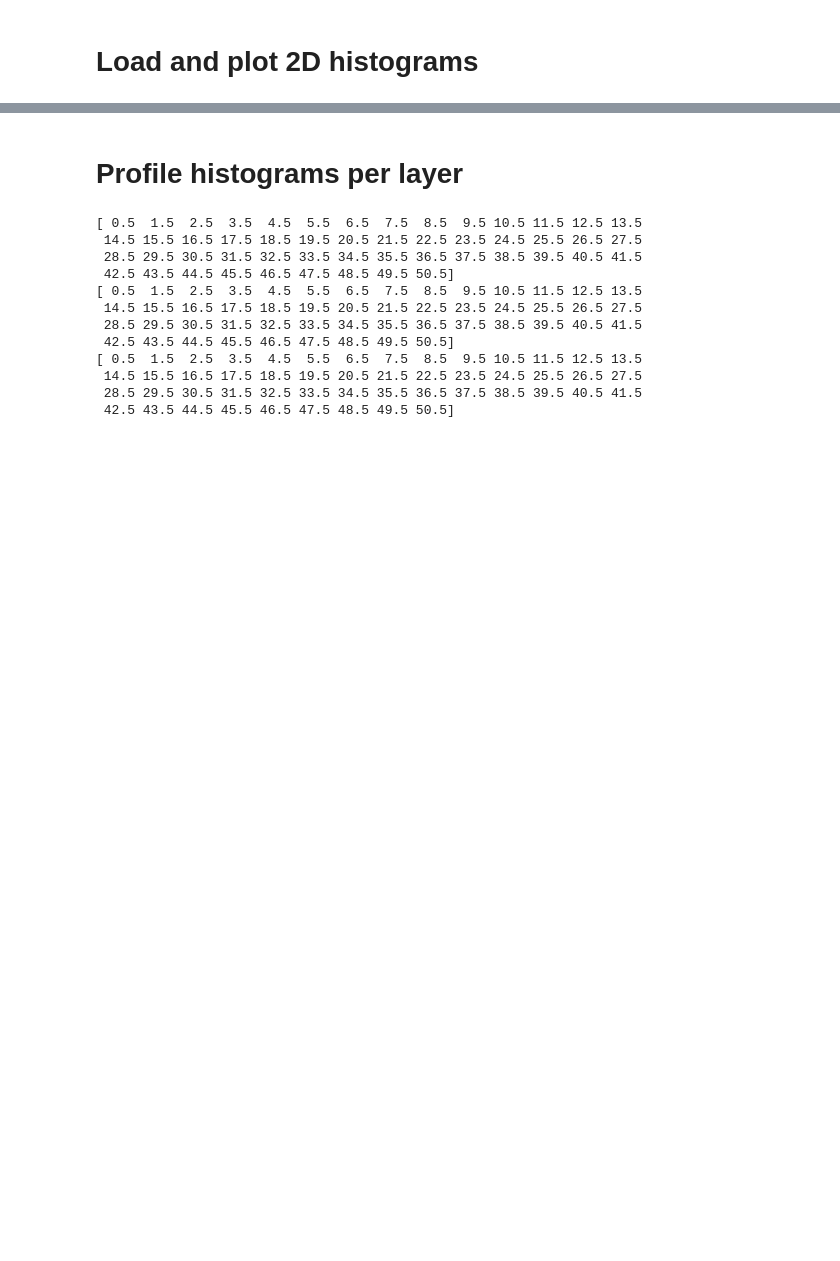
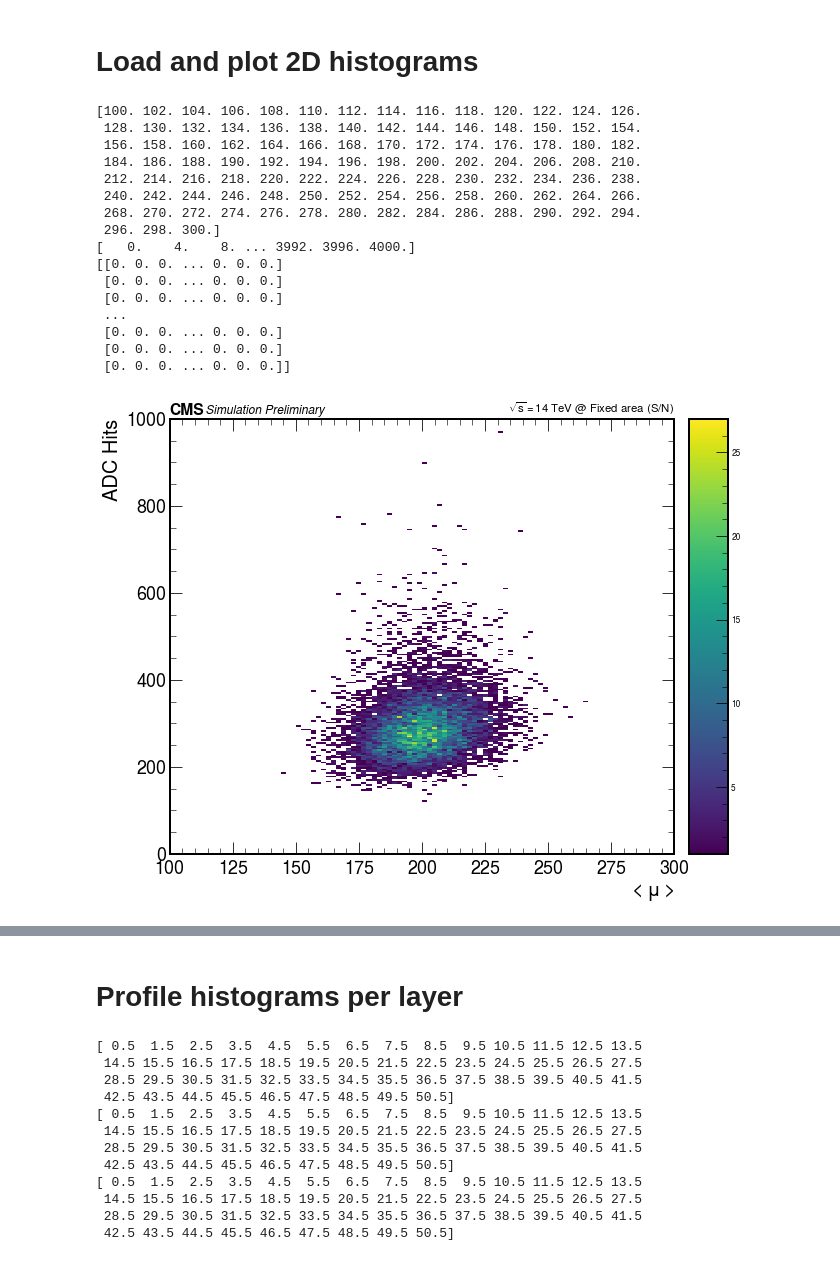
Before and after one commit to mmfsz/HGCElectronicsValidation, a Jupyter notebook: notebooks/hgcScintAnalyzePlots.ipynb, the cells around one changed output, grey strips where cells are left out. Cells and saved outputs as stored; diff of their text form; code cells hidden in the pictures; blank space fills up the shorter version.

```diff
--- a/notebooks/hgcScintAnalyzePlots.ipynb
+++ b/notebooks/hgcScintAnalyzePlots.ipynb
@@ -162,16 +248,16 @@ df_tree
 # print(bin_width)
 # print(bin_centers)
 # %%
-def plot1DHist(df_, var_, color="black", title_=None, xlabel_=None, xmin_=0, nbins_=None, output_file_name_=None, norm_=False):
+def plot1DHist(df_, var_, color="black", title_=None, xlabel_=None, xmin_=0, xmax_=None, nbins_=None, output_file_name_=None, norm_=False):
 
     # build histogram
     xmin = xmin_ #(df_[var_].min()) #- 0.5
-    xmax = (df_[var_].max())+1 #+ 0.5
+    xmax = xmax_ if xmax_ else (df_[var_].max())+1 #+ 0.5
     nbins = nbins_ if nbins_ else int(xmax) - xmin
     print(nbins, xmin, xmax)
 
     hist, bins = np.histogram(df_[var_], bins=int(nbins), range=(xmin, xmax))
-    print(bins)
+    #print(bins)
     #bin_widths = bins[1] - bins[0]
     #bin_centers = (bins[:-1] + bins[1:]) / 2
 
@@ -187,8 +273,9 @@ def plot1DHist(df_, var_, color="black", title_=None, xlabel_=None, xmin_=0, nbi
         yerr=True,
         xerr=True,
         color=color,
-        histtype='errorbar',
-        marker=".",
+        histtype='step',
+        linewidth=2,
+        #marker=".",
         density=norm_
     )
 
@@ -276,12 +335,18 @@ for tb in tileboards:
 
         xlabel = labels[ivar]
 
+        if 'RawData' in ivar: continue
+        if 'Div36' not in ivar: continue
+        if 'adc' not in ivar: continue
+
+        xmax = 0.1 if 'Occ' in ivar else None
+
         plot1DHist(df_tree, full_name, color="#FF6347",
-                   title_=tb_name, xlabel_=xlabel, nbins_=10,
+                   title_=tb_name, xlabel_=xlabel, nbins_=10, xmax_=xmax,
                    output_file_name_=full_name)
 
         plot1DHist(df_tree, full_name, color="#FF6347",
-                   title_=tb_name, xlabel_=xlabel, nbins_=10,
+                   title_=tb_name, xlabel_=xlabel, nbins_=10, xmax_=xmax,
                    output_file_name_=full_name+"_norm", norm_=True)
 # %% [output]
 L34_J8_toaHits
@@ -361,15 +428,33 @@ def plot2DHist(h_old, var_, xlabel="Layer", ylabel="Counts", xmin_=None, xmax_=N
     if output_file_name:
         plt.savefig(plot_dir+output_file_name+".pdf", bbox_inches="tight");
 # %%
-plot2DHist(h2_adchitsvspu, "ADC Hits",
+plot2DHist(h2_adchitsvspu, "",
            xlabel="$<\mu>$", ylabel="ADC Hits",
-           #xmin_=100, xmax_=300,
-           ymin_=0, ymax_=3500,
+           #xmin_=0, xmax_=300,
+           ymin_=0, ymax_=1000,
            output_file_name="h2_adchitsvspu")
 
-plot2DHist(h2_adchitsvspu, "ADC Hits",
-           xlabel="$<\mu>$", ylabel="ADC Hits",
-           xmin_=100, xmax_=300,
-           ymin_=150, ymax_=3500,
-           output_file_name="h2_adchitsvspu_norm", norm_=True)
+# plot2DHist(h2_adchitsvspu, "ADC Hits TProfile",
+#            xlabel="$<\mu>$", ylabel="ADC Hits",
+#            xmin_=100, xmax_=300,
+#            ymin_=150, ymax_=3500,
+#            output_file_name="h2_adchitsvspu_norm", norm_=True)
+# %% [output]
+[100. 102. 104. 106. 108. 110. 112. 114. 116. 118. 120. 122. 124. 126.
+ 128. 130. 132. 134. 136. 138. 140. 142. 144. 146. 148. 150. 152. 154.
+ 156. 158. 160. 162. 164. 166. 168. 170. 172. 174. 176. 178. 180. 182.
+ 184. 186. 188. 190. 192. 194. 196. 198. 200. 202. 204. 206. 208. 210.
+ 212. 214. 216. 218. 220. 222. 224. 226. 228. 230. 232. 234. 236. 238.
+ 240. 242. 244. 246. 248. 250. 252. 254. 256. 258. 260. 262. 264. 266.
+ 268. 270. 272. 274. 276. 278. 280. 282. 284. 286. 288. 290. 292. 294.
+ 296. 298. 300.]
+[   0.    4.    8. ... 3992. 3996. 4000.]
+[[0. 0. 0. ... 0. 0. 0.]
+ [0. 0. 0. ... 0. 0. 0.]
+ [0. 0. 0. ... 0. 0. 0.]
+ ...
+ [0. 0. 0. ... 0. 0. 0.]
+ [0. 0. 0. ... 0. 0. 0.]
+ [0. 0. 0. ... 0. 0. 0.]]
+[figure, added]
 # %%
```
Also changed, not shown: parts of 34 cells of this notebook.
